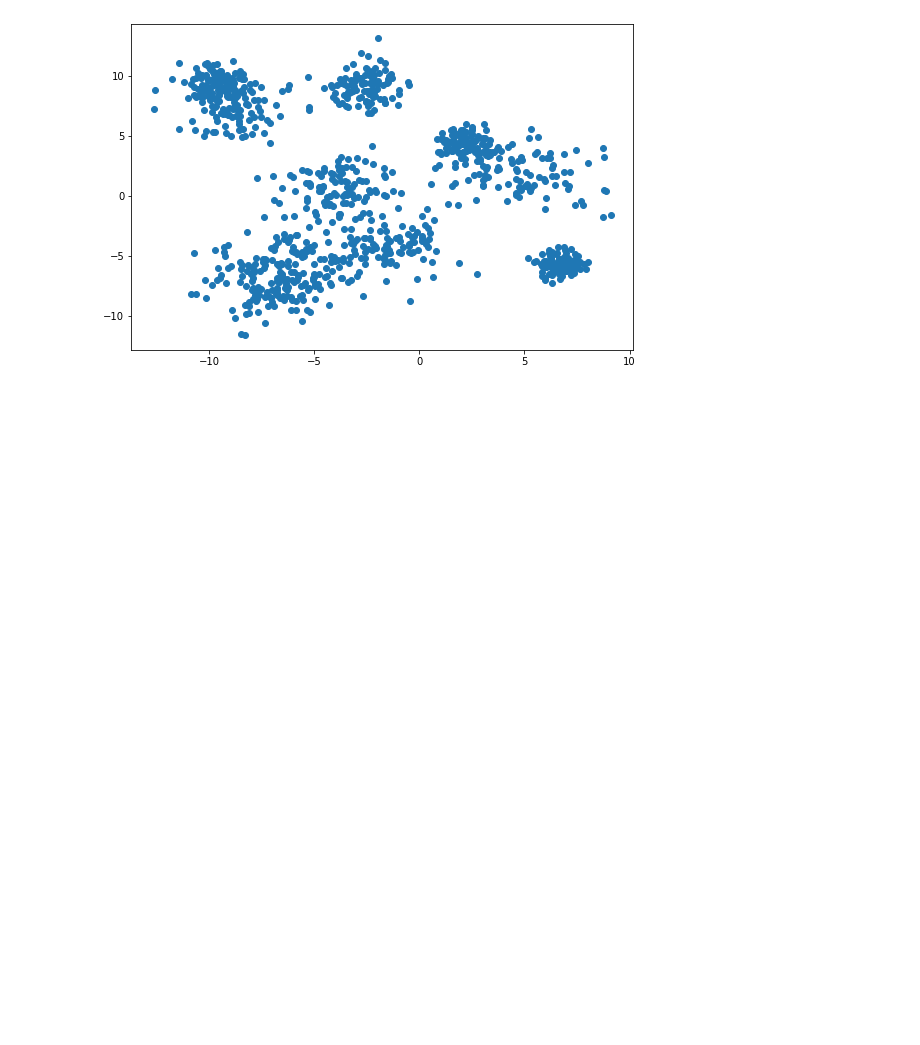
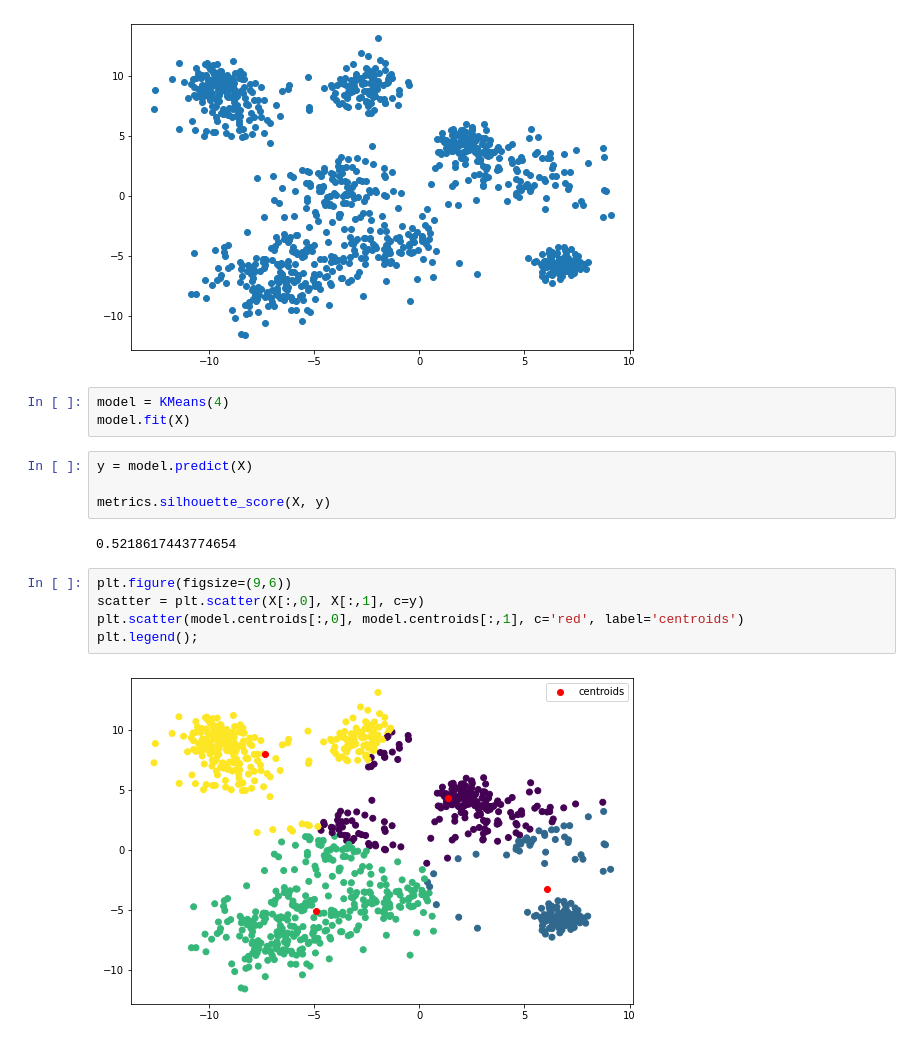
Before and after one commit to nastyavar99/HW_Varennikova_7_term, a Jupyter notebook: HW2/k-means.ipynb, the cells around one changed output. Cells and saved outputs as stored; diff of their text form; blank space fills up the shorter version.

```diff
--- a/HW2/k-means.ipynb
+++ b/HW2/k-means.ipynb
@@ -104,3 +91,19 @@ plt.figure(figsize=(9,6))
 scatter = plt.scatter(X[:,0], X[:,1])
 # %% [output]
 [figure]
+# %%
+model = KMeans(4)
+model.fit(X)
+# %%
+y = model.predict(X)
+
+metrics.silhouette_score(X, y)
+# %% [output]
+0.5218617443774654
+# %%
+plt.figure(figsize=(9,6))
+scatter = plt.scatter(X[:,0], X[:,1], c=y)
+plt.scatter(model.centroids[:,0], model.centroids[:,1], c='red', label='centroids')
+plt.legend();
+# %% [output]
+[figure, added]
```
Also changed, not shown: parts of 5 cells of this notebook.
